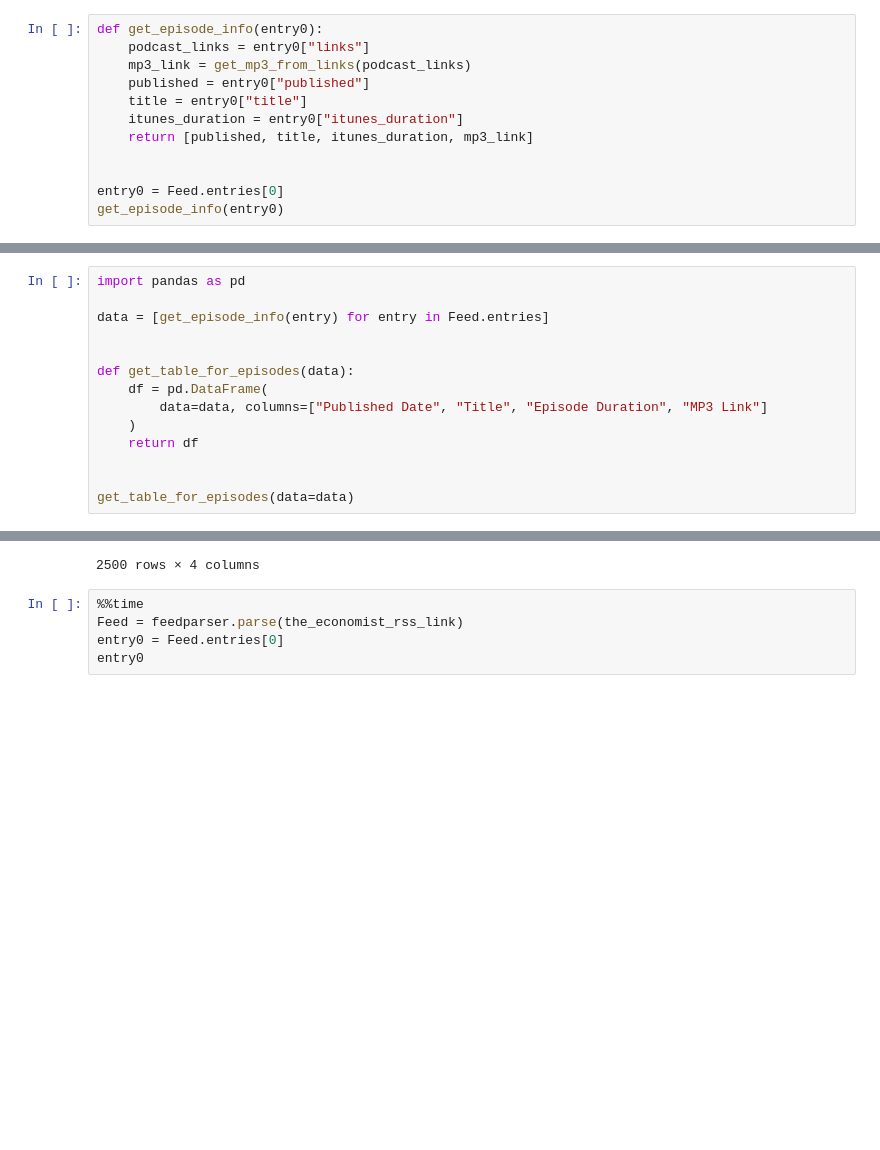
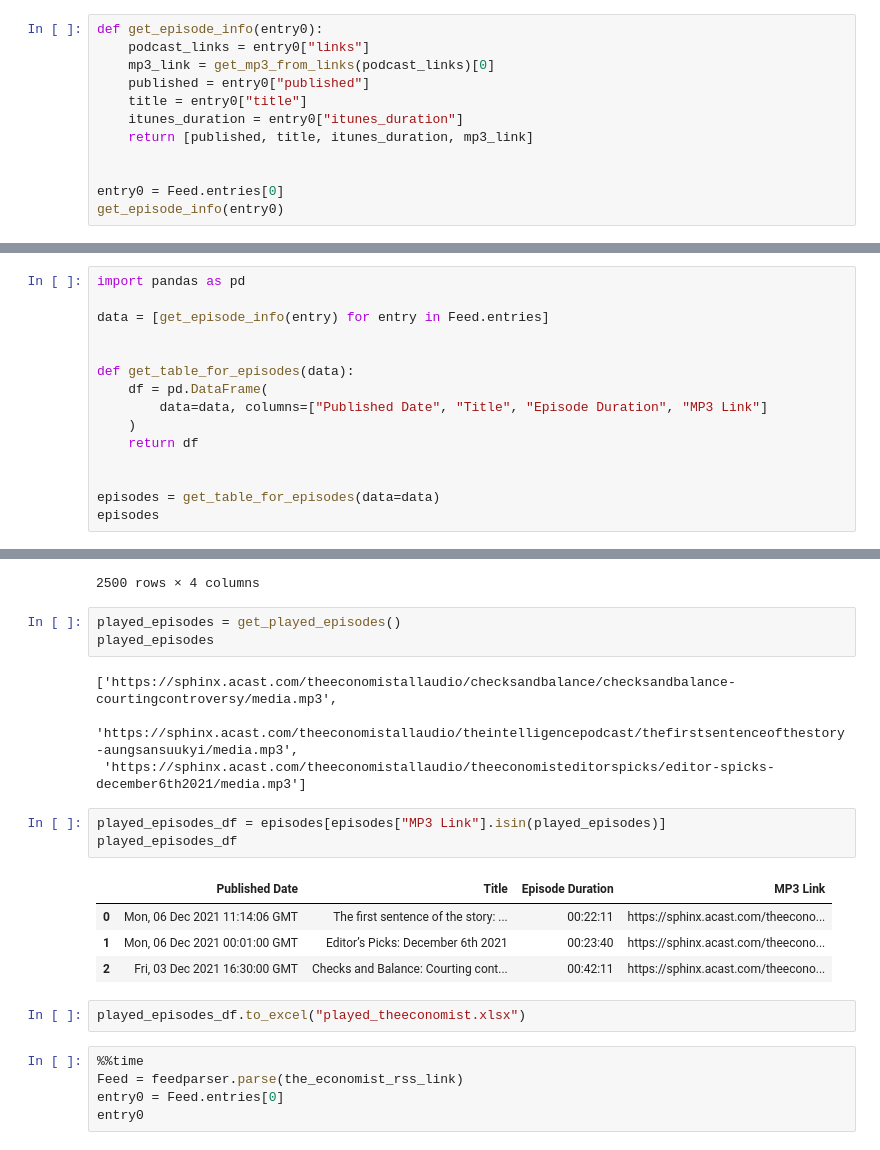
Before and after one commit to cryptodogofmax/podcast-web-player, a Jupyter notebook: podcast_player.ipynb, the cells around one changed output, grey strips where cells are left out. Drawn from its saved outputs; the diff is of its cells as text; blank space fills up the shorter version.

Commit message:
save played episodes in excel

```diff
--- a/podcast_player.ipynb
+++ b/podcast_player.ipynb
@@ -8,7 +8,7 @@ Feed = feedparser.parse(the_economist_rss_link)
 # %%
 def get_episode_info(entry0):
     podcast_links = entry0["links"]
-    mp3_link = get_mp3_from_links(podcast_links)
+    mp3_link = get_mp3_from_links(podcast_links)[0]
     published = entry0["published"]
     title = entry0["title"]
     itunes_duration = entry0["itunes_duration"]
@@ -35,7 +45,8 @@ def get_table_for_episodes(data):
     return df
 
 
-get_table_for_episodes(data=data)
+episodes = get_table_for_episodes(data=data)
+episodes
 # %% [output]
 |  | Published Date | Title | Episode Duration | MP3 Link |
 | 0 | Mon, 06 Dec 2021 11:14:06 GMT | The first sentence of the story: ... | 00:22:11 | https://sphinx.acast.com/theecono... |
@@ -50,6 +61,23 @@ get_table_for_episodes(data=data)
 | 2498 | Thu, 18 Jun 2015 18:23:26 GMT | The week ahead: Grudges | 00:13:31 | https://sphinx.acast.com/theecono... |
 | 2499 | Wed, 17 Jun 2015 17:40:26 GMT | Babbage: Quantum leaps and bee-co... | 00:09:10 | https://sphinx.acast.com/theecono... |
 2500 rows × 4 columns
+# %%
+played_episodes = get_played_episodes()
+played_episodes
+# %% [output]
+['https://sphinx.acast.com/theeconomistallaudio/checksandbalance/checksandbalance-courtingcontroversy/media.mp3',
+ 'https://sphinx.acast.com/theeconomistallaudio/theintelligencepodcast/thefirstsentenceofthestory-aungsansuukyi/media.mp3',
+ 'https://sphinx.acast.com/theeconomistallaudio/theeconomisteditorspicks/editor-spicks-december6th2021/media.mp3']
+# %%
+played_episodes_df = episodes[episodes["MP3 Link"].isin(played_episodes)]
+played_episodes_df
+# %% [output]
+|  | Published Date | Title | Episode Duration | MP3 Link |
+| 0 | Mon, 06 Dec 2021 11:14:06 GMT | The first sentence of the story: ... | 00:22:11 | https://sphinx.acast.com/theecono... |
+| 1 | Mon, 06 Dec 2021 00:01:00 GMT | Editor’s Picks: December 6th 2021 | 00:23:40 | https://sphinx.acast.com/theecono... |
+| 2 | Fri, 03 Dec 2021 16:30:00 GMT | Checks and Balance: Courting cont... | 00:42:11 | https://sphinx.acast.com/theecono... |
+# %%
+played_episodes_df.to_excel("played_theeconomist.xlsx")
 # %%
 %%time
 Feed = feedparser.parse(the_economist_rss_link)
```
Also changed, not shown: parts of 1 cell of this notebook, 3 other files.
